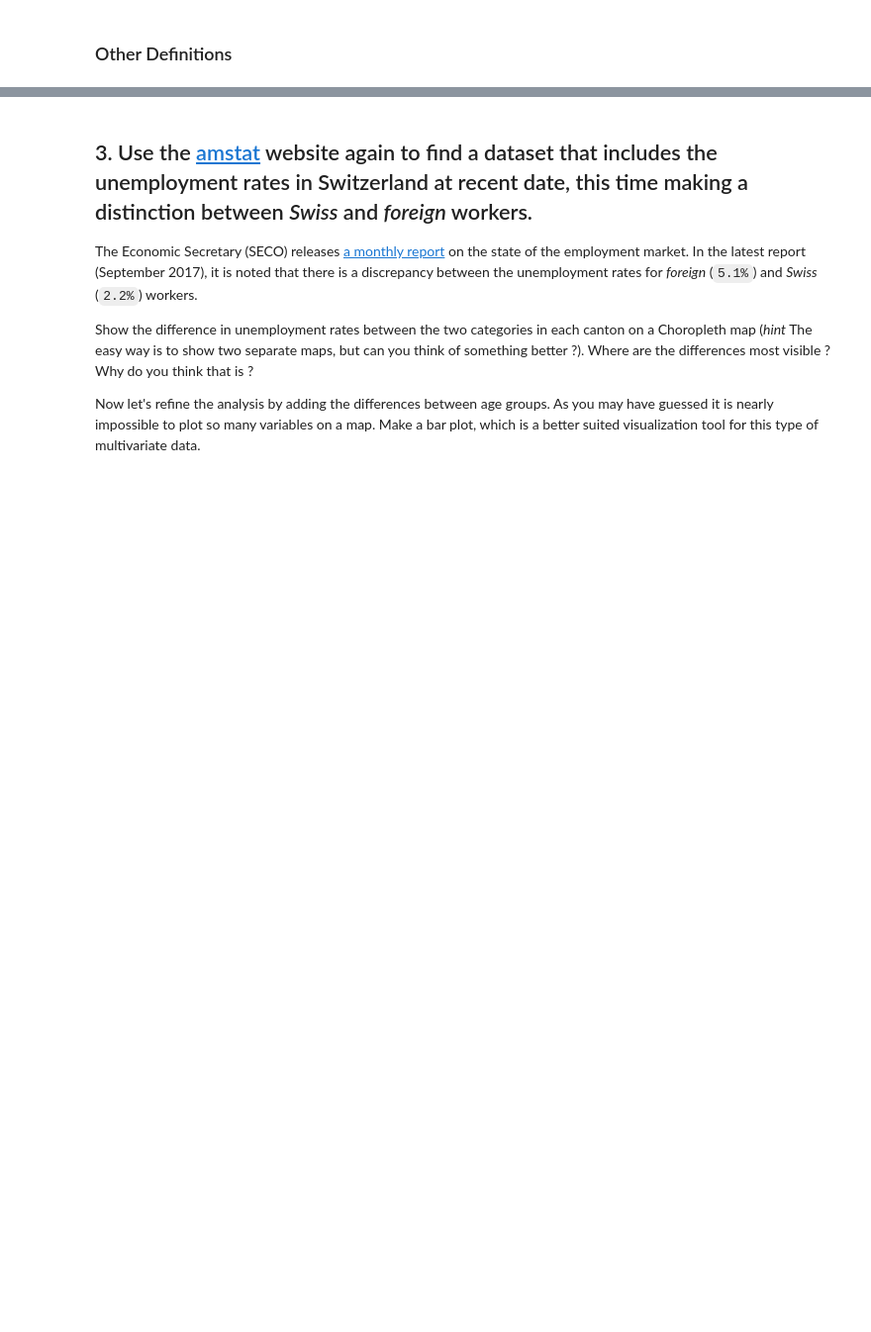
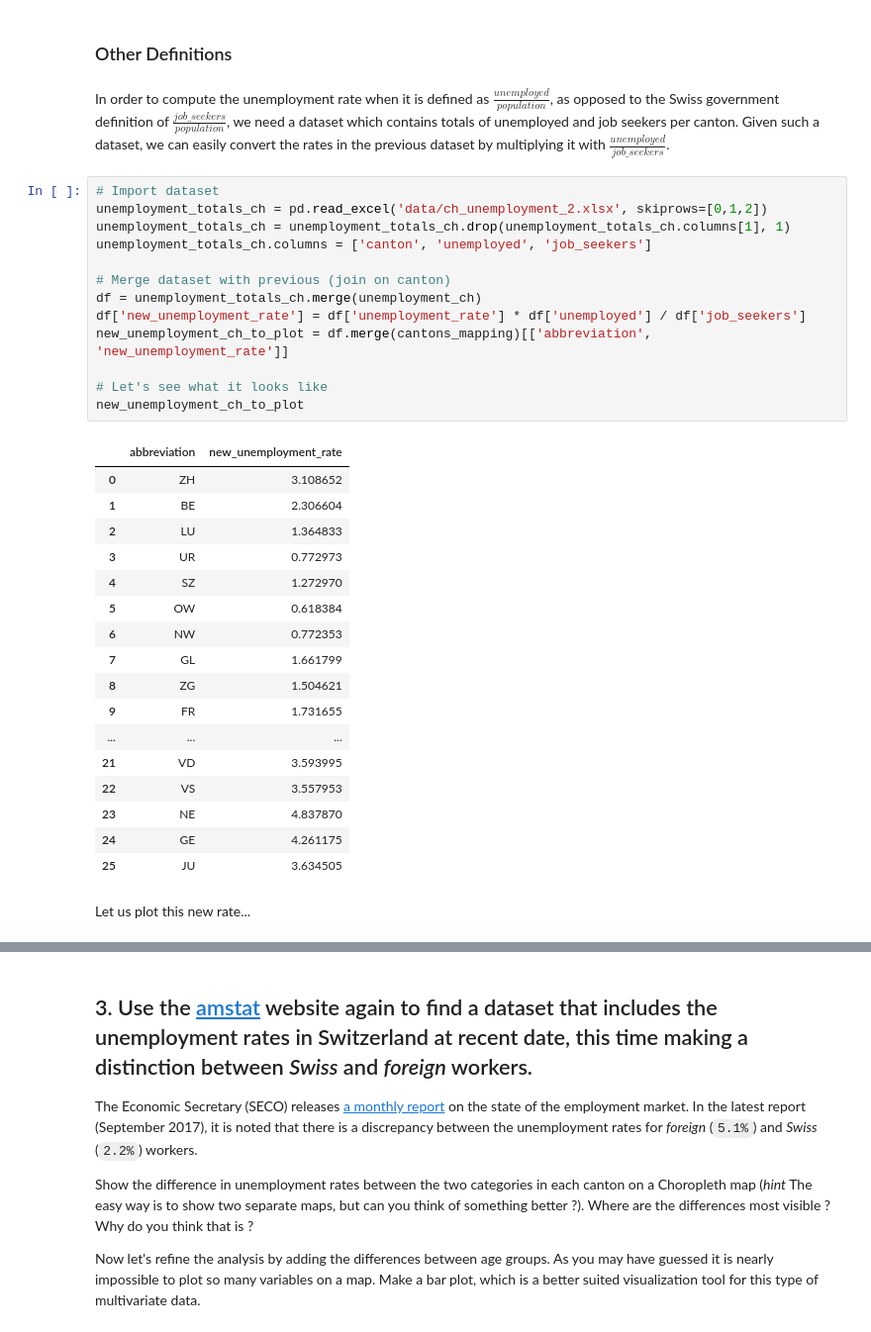
Before and after one commit to mosimann/ADA, a Jupyter notebook: 03 - Interactive Viz/Homework 3.ipynb, the cells around one changed output, grey strips where cells are left out. Shown at 99% size. Saved outputs shown, nothing was run; the diff lists cells and outputs as text; blank space fills up the shorter version.

```diff
--- a/03 - Interactive Viz/Homework 3.ipynb
+++ b/03 - Interactive Viz/Homework 3.ipynb
@@ -280,2 +285,37 @@ topo_map
 # %% [markdown]
 ### Other Definitions
+# %% [markdown]
+In order to compute the unemployment rate when it is defined as $\frac{unemployed}{population}$, as opposed to the Swiss government definition of $\frac{job\_seekers}{population}$, we need a dataset which contains totals of unemployed and job seekers per canton. Given such a dataset, we can easily convert the rates in the previous dataset by multiplying it with $\frac{unemployed}{job\_seekers}$.
+# %%
+# Import dataset
+unemployment_totals_ch = pd.read_excel('data/ch_unemployment_2.xlsx', skiprows=[0,1,2])
+unemployment_totals_ch = unemployment_totals_ch.drop(unemployment_totals_ch.columns[1], 1)
+unemployment_totals_ch.columns = ['canton', 'unemployed', 'job_seekers']
+
+# Merge dataset with previous (join on canton)
+df = unemployment_totals_ch.merge(unemployment_ch)
+df['new_unemployment_rate'] = df['unemployment_rate'] * df['unemployed'] / df['job_seekers']
+new_unemployment_ch_to_plot = df.merge(cantons_mapping)[['abbreviation', 'new_unemployment_rate']]
+
+# Let's see what it looks like
+new_unemployment_ch_to_plot
+# %% [output]
+|  | abbreviation | new_unemployment_rate |
+| 0 | ZH | 3.108652 |
+| 1 | BE | 2.306604 |
+| 2 | LU | 1.364833 |
+| 3 | UR | 0.772973 |
+| 4 | SZ | 1.272970 |
+| 5 | OW | 0.618384 |
+| 6 | NW | 0.772353 |
+| 7 | GL | 1.661799 |
+| 8 | ZG | 1.504621 |
+| 9 | FR | 1.731655 |
+| ... | ... | ... |
+| 21 | VD | 3.593995 |
+| 22 | VS | 3.557953 |
+| 23 | NE | 4.837870 |
+| 24 | GE | 4.261175 |
+| 25 | JU | 3.634505 |
+# %% [markdown]
+Let us plot this new rate...
```
Also changed, not shown: parts of 9 cells of this notebook, 4 other files.
